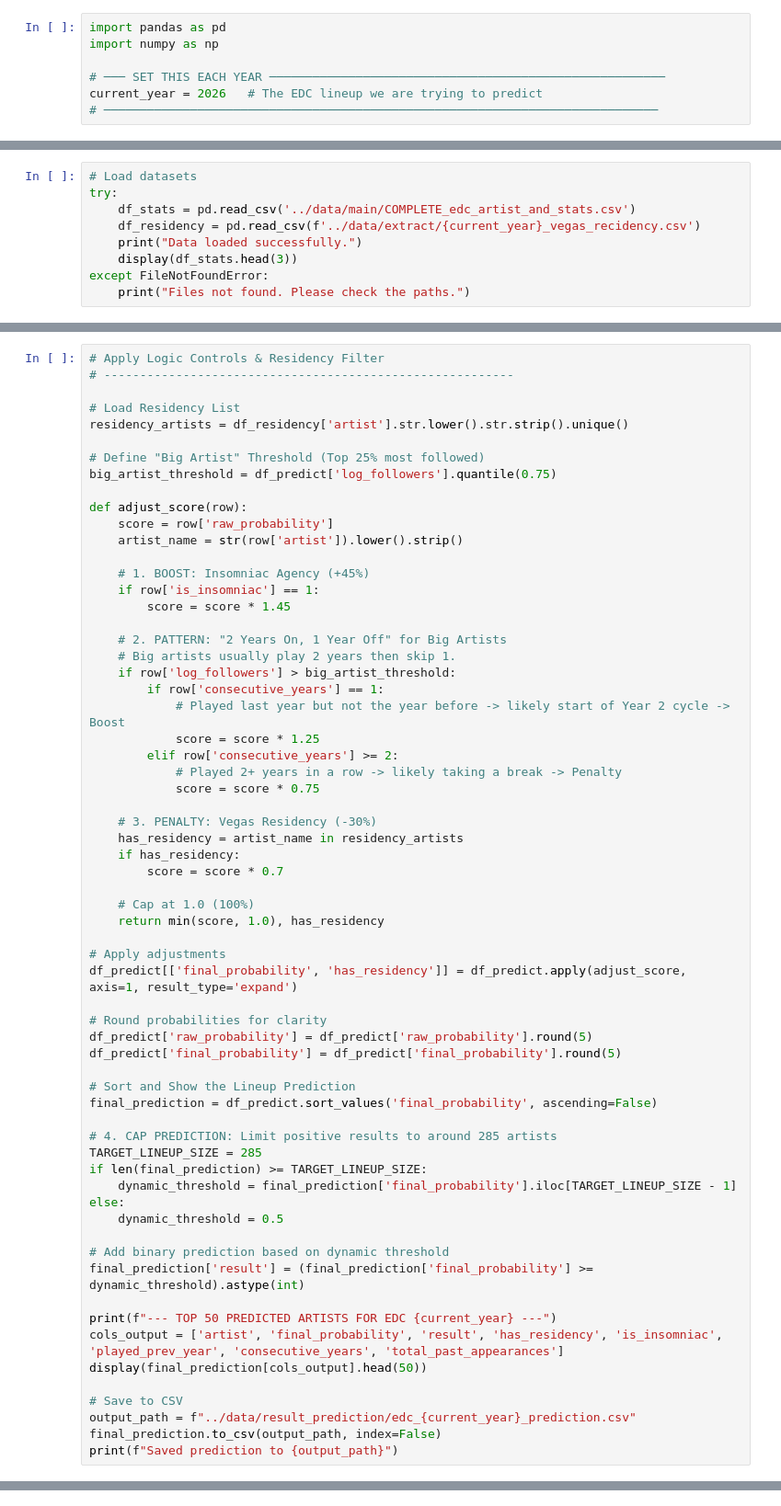
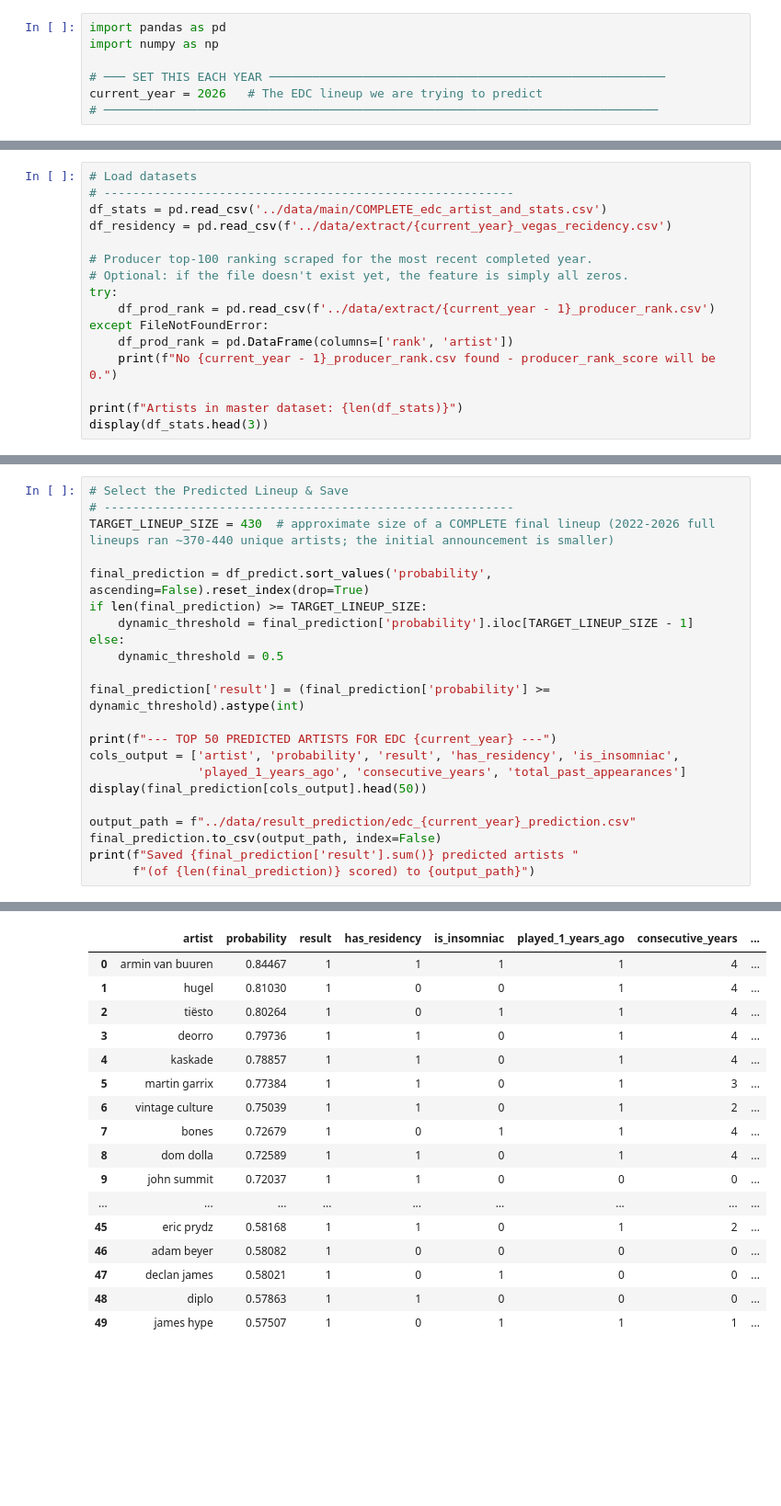
Before and after one commit to anhminhnguyen2/ds_festivals_project, a Jupyter notebook: edc_vegas/notebook/6.build_model.ipynb, the cells around one changed output, grey strips where cells are left out. Shown at 92% size. Drawn from its saved outputs; the diff is of its cells as text; blank space fills up the shorter version.

```diff
--- a/edc_vegas/notebook/6.build_model.ipynb
+++ b/edc_vegas/notebook/6.build_model.ipynb
@@ -23,9 +27,16 @@ We need **one row per artist-year combination** (the "Long Format").
 # %%
 # Load datasets
+# ---------------------------------------------------------
+df_stats = pd.read_csv('../data/main/COMPLETE_edc_artist_and_stats.csv')
+df_residency = pd.read_csv(f'../data/extract/{current_year}_vegas_recidency.csv')
+
+# Producer top-100 ranking scraped for the most recent completed year.
+# Optional: if the file doesn't exist yet, the feature is simply all zeros.
 try:
-    df_stats = pd.read_csv('../data/main/COMPLETE_edc_artist_and_stats.csv')
-    df_residency = pd.read_csv(f'../data/extract/{current_year}_vegas_recidency.csv')
-    print("Data loaded successfully.")
-    display(df_stats.head(3))
+    df_prod_rank = pd.read_csv(f'../data/extract/{current_year - 1}_producer_rank.csv')
 except FileNotFoundError:
-    print("Files not found. Please check the paths.")
+    df_prod_rank = pd.DataFrame(columns=['rank', 'artist'])
+    print(f"No {current_year - 1}_producer_rank.csv found - producer_rank_score will be 0.")
+
+print(f"Artists in master dataset: {len(df_stats)}")
+display(df_stats.head(3))
@@ -186,64 +231,23 @@ display(df_predict[['artist', 'raw_probability']].sort_values('raw_probability',
 # %%
-# Apply Logic Controls & Residency Filter
+# Select the Predicted Lineup & Save
 # ---------------------------------------------------------
+TARGET_LINEUP_SIZE = 430  # approximate size of a COMPLETE final lineup (2022-2026 full lineups ran ~370-440 unique artists; the initial announcement is smaller)
 
-# Load Residency List
-residency_artists = df_residency['artist'].str.lower().str.strip().unique()
-
-# Define "Big Artist" Threshold (Top 25% most followed)
-big_artist_threshold = df_predict['log_followers'].quantile(0.75)
-
-def adjust_score(row):
-    score = row['raw_probability']
-    artist_name = str(row['artist']).lower().strip()
-
-    # 1. BOOST: Insomniac Agency (+45%)
-    if row['is_insomniac'] == 1:
-        score = score * 1.45
-
-    # 2. PATTERN: "2 Years On, 1 Year Off" for Big Artists
-    # Big artists usually play 2 years then skip 1.
-    if row['log_followers'] > big_artist_threshold:
-        if row['consecutive_years'] == 1:
-            # Played last year but not the year before -> likely start of Year 2 cycle -> Boost
-            score = score * 1.25
-        elif row['consecutive_years'] >= 2:
-            # Played 2+ years in a row -> likely taking a break -> Penalty
-            score = score * 0.75
-
-    # 3. PENALTY: Vegas Residency (-30%)
-    has_residency = artist_name in residency_artists
-    if has_residency:
-        score = score * 0.7
-
-    # Cap at 1.0 (100%)
-    return min(score, 1.0), has_residency
-
-# Apply adjustments
-df_predict[['final_probability', 'has_residency']] = df_predict.apply(adjust_score, axis=1, result_type='expand')
-
-# Round probabilities for clarity
-df_predict['raw_probability'] = df_predict['raw_probability'].round(5)
-df_predict['final_probability'] = df_predict['final_probability'].round(5)
-
-# Sort and Show the Lineup Prediction
-final_prediction = df_predict.sort_values('final_probability', ascending=False)
-
-# 4. CAP PREDICTION: Limit positive results to around 285 artists
-TARGET_LINEUP_SIZE = 285
+final_prediction = df_predict.sort_values('probability', ascending=False).reset_index(drop=True)
 if len(final_prediction) >= TARGET_LINEUP_SIZE:
-    dynamic_threshold = final_prediction['final_probability'].iloc[TARGET_LINEUP_SIZE - 1]
+    dynamic_threshold = final_prediction['probability'].iloc[TARGET_LINEUP_SIZE - 1]
 else:
     dynamic_threshold = 0.5
 
-# Add binary prediction based on dynamic threshold
-final_prediction['result'] = (final_prediction['final_probability'] >= dynamic_threshold).astype(int)
+final_prediction['result'] = (final_prediction['probability'] >= dynamic_threshold).astype(int)
 
 print(f"--- TOP 50 PREDICTED ARTISTS FOR EDC {current_year} ---")
-cols_output = ['artist', 'final_probability', 'result', 'has_residency', 'is_insomniac', 'played_prev_year', 'consecutive_years', 'total_past_appearances']
+cols_output = ['artist', 'probability', 'result', 'has_residency', 'is_insomniac',
+               'played_1_years_ago', 'consecutive_years', 'total_past_appearances']
 display(final_prediction[cols_output].head(50))
 
-# Save to CSV
 output_path = f"../data/result_prediction/edc_{current_year}_prediction.csv"
 final_prediction.to_csv(output_path, index=False)
-print(f"Saved prediction to {output_path}")
+print(f"Saved {final_prediction['result'].sum()} predicted artists "
+      f"(of {len(final_prediction)} scored) to {output_path}")
+# %% [output]
@@ -249,0 +255,17 @@ print(f"Saved prediction to {output_path}")
+|  | artist | probability | result | has_residency | is_insomniac | played_1_years_ago | consecutive_years | ... |
+| 0 | armin van buuren | 0.84467 | 1 | 1 | 1 | 1 | 4 | ... |
+| 1 | hugel | 0.81030 | 1 | 0 | 0 | 1 | 4 | ... |
+| 2 | tiësto | 0.80264 | 1 | 0 | 1 | 1 | 4 | ... |
+| 3 | deorro | 0.79736 | 1 | 1 | 0 | 1 | 4 | ... |
+| 4 | kaskade | 0.78857 | 1 | 1 | 0 | 1 | 4 | ... |
+| 5 | martin garrix | 0.77384 | 1 | 1 | 0 | 1 | 3 | ... |
+| 6 | vintage culture | 0.75039 | 1 | 1 | 0 | 1 | 2 | ... |
+| 7 | bones | 0.72679 | 1 | 0 | 1 | 1 | 4 | ... |
+| 8 | dom dolla | 0.72589 | 1 | 1 | 0 | 1 | 4 | ... |
+| 9 | john summit | 0.72037 | 1 | 1 | 0 | 0 | 0 | ... |
+| ... | ... | ... | ... | ... | ... | ... | ... | ... |
+| 45 | eric prydz | 0.58168 | 1 | 1 | 0 | 1 | 2 | ... |
+| 46 | adam beyer | 0.58082 | 1 | 0 | 0 | 0 | 0 | ... |
+| 47 | declan james | 0.58021 | 1 | 0 | 1 | 0 | 0 | ... |
+| 48 | diplo | 0.57863 | 1 | 1 | 0 | 0 | 0 | ... |
+| 49 | james hype | 0.57507 | 1 | 0 | 1 | 1 | 1 | ... |
```
Also changed, not shown: parts of 7 cells of this notebook, 9 other files.
